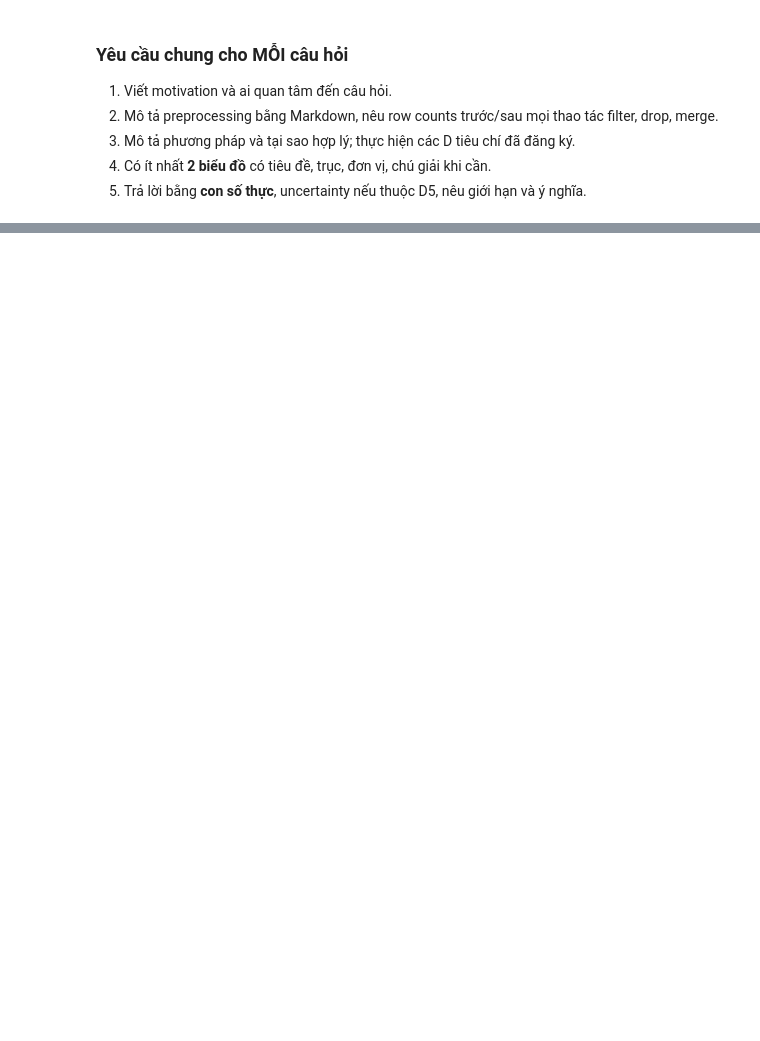
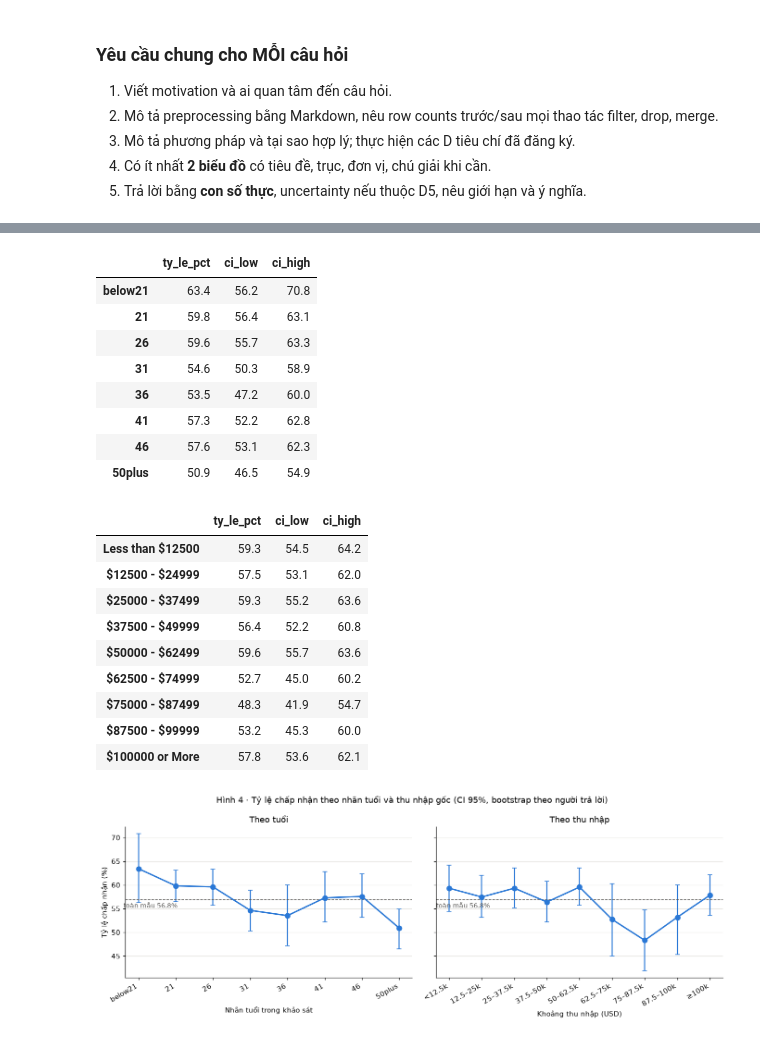
Before and after one commit to TrNhDuong/in-vehicle-coupon-analysis, a Jupyter notebook: notebooks/02C_ly_q5.ipynb, the cells around one changed output, grey strips where cells are left out. Saved outputs shown, nothing was run; the diff lists cells and outputs as text; code cells hidden in the pictures; blank space fills up the shorter version.

```diff
--- a/notebooks/02C_ly_q5.ipynb
+++ b/notebooks/02C_ly_q5.ipynb
@@ -68,0 +794,50 @@ Kiểm soát loại coupon và thói quen liên quan (D4), CI/chênh lệch (D5)
+# %%
+# Hình 4: tỷ lệ chấp nhận theo từng nhãn gốc (chưa gộp nhóm), kèm CI 95%
+age_levels = rates_with_ci(q5, "age")
+income_levels = rates_with_ci(q5, "income")
+display(age_levels.round(1))
+display(income_levels.round(1))
+
+fig, axes = plt.subplots(1, 2, figsize=(12.5, 4.6), sharey=True)
+panels = [
+    (axes[0], age_levels, AGE_ORDER, "Nhãn tuổi trong khảo sát", "Theo tuổi"),
+    (axes[1], income_levels, INCOME_SHORT, "Khoảng thu nhập (USD)", "Theo thu nhập"),
+]
+for ax, levels, labels, xlabel, title in panels:
+    rate = levels["ty_le_pct"].to_numpy()
+    x = np.arange(len(labels))
+    ax.errorbar(x, rate, yerr=[rate - levels["ci_low"].to_numpy(), levels["ci_high"].to_numpy() - rate],
+                fmt="o-", color=BLUE, markersize=7, linewidth=2, elinewidth=1.5, capsize=3)
+    ax.axhline(overall_rate, color=MUTED, linewidth=1, linestyle="--")
+    ax.text(-0.4, overall_rate - 0.5, f"toàn mẫu {overall_rate:.1f}%", ha="left", va="top", color=MUTED, fontsize=9)
+    ax.set_xticks(x, labels, rotation=30, ha="right")
+    ax.set_xlabel(xlabel)
+    ax.set_title(title)
+    ax.grid(axis="x", visible=False)
+
+axes[0].set_ylabel("Tỷ lệ chấp nhận (%)")
+fig.suptitle("Hình 4 · Tỷ lệ chấp nhận theo nhãn tuổi và thu nhập gốc (CI 95%, bootstrap theo người trả lời)")
+fig.tight_layout()
+fig.savefig(FIG_DIR / "q5_fig4_original_levels.png", dpi=150)
+plt.show()
+# %% [output]
+|  | ty_le_pct | ci_low | ci_high |
+| below21 | 63.4 | 56.2 | 70.8 |
+| 21 | 59.8 | 56.4 | 63.1 |
+| 26 | 59.6 | 55.7 | 63.3 |
+| 31 | 54.6 | 50.3 | 58.9 |
+| 36 | 53.5 | 47.2 | 60.0 |
+| 41 | 57.3 | 52.2 | 62.8 |
+| 46 | 57.6 | 53.1 | 62.3 |
+| 50plus | 50.9 | 46.5 | 54.9 |
+|  | ty_le_pct | ci_low | ci_high |
+| Less than $12500 | 59.3 | 54.5 | 64.2 |
+| $12500 - $24999 | 57.5 | 53.1 | 62.0 |
+| $25000 - $37499 | 59.3 | 55.2 | 63.6 |
+| $37500 - $49999 | 56.4 | 52.2 | 60.8 |
+| $50000 - $62499 | 59.6 | 55.7 | 63.6 |
+| $62500 - $74999 | 52.7 | 45.0 | 60.2 |
+| $75000 - $87499 | 48.3 | 41.9 | 54.7 |
+| $87500 - $99999 | 53.2 | 45.3 | 60.0 |
+| $100000 or More | 57.8 | 53.6 | 62.1 |
+[figure, added]
```
Also changed, not shown: parts of 40 cells of this notebook, 4 other files.
